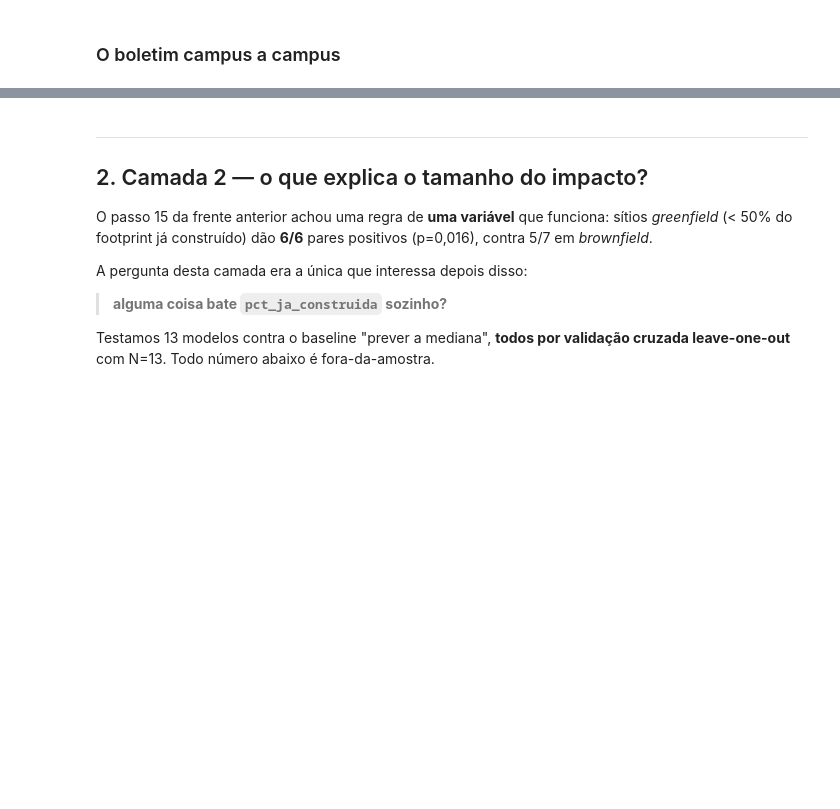
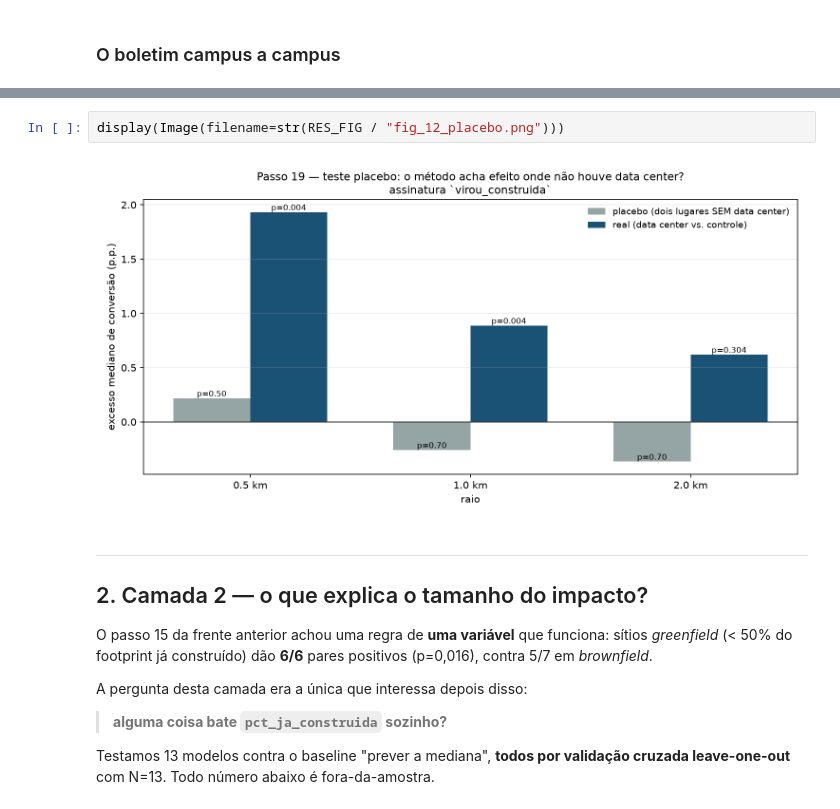
Before and after one commit to Sentinela-Verde/modelo-imagens-satelite, a Jupyter notebook: notebooks/02_impacto_score.ipynb, the cells around one changed output, grey strips where cells are left out. Cells and saved outputs as stored; diff of their text form; blank space fills up the shorter version.

```diff
--- a/notebooks/02_impacto_score.ipynb
+++ b/notebooks/02_impacto_score.ipynb
@@ -186,3 +257,7 @@ Responder isso de verdade exige a banda termal do Landsat (30 m).
+# %%
+display(Image(filename=str(RES_FIG / "fig_12_placebo.png")))
+# %% [output]
+[figure, added]
 # %% [markdown]
 ---
 ## 2. Camada 2 — o que explica o tamanho do impacto?
```
Also changed, not shown: parts of 18 cells of this notebook, 6 other files.
